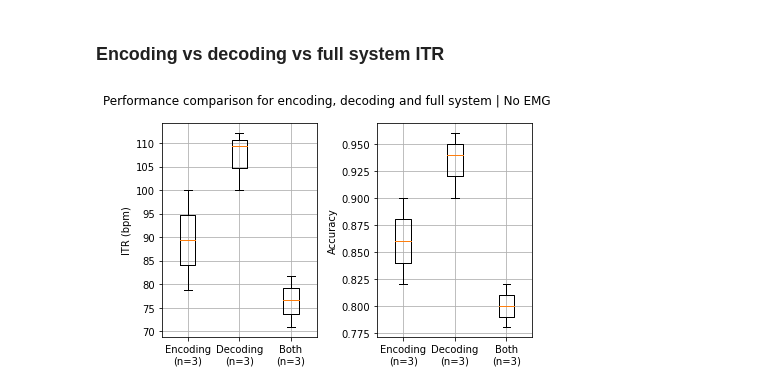
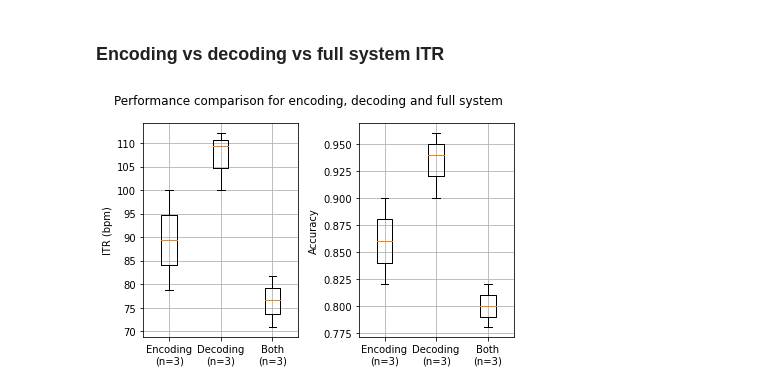
Before and after one commit to scidex/imu-vibration-itr-maximization, a Jupyter notebook: System Analysis - continued.ipynb, the cells around one changed output. Drawn from its saved outputs; the diff is of its cells as text; code cells hidden in the pictures.

Commit message:
system analysis 2nd file

```diff
--- a/System Analysis - continued.ipynb
+++ b/System Analysis - continued.ipynb
@@ -167,32 +167,32 @@ all_trials['new_accuracy_decoding'] = all_trials.apply(lambda x: calc_accuracy(c
 
 # Calculate the ITR and accuracy for all encoding trials.
 all_trials['new_itr_full_system'] = all_trials.apply(lambda x: calc_itr(conv2arr(x['reference']), conv2arr(x['decoding corrected']), x['time (s)']), axis=1)
 all_trials['new_accuracy_full_system'] = all_trials.apply(lambda x: calc_accuracy(conv2arr(x['reference']), conv2arr(x['decoding corrected'])), axis=1)
 
 # Make boxplots for comparison.
 fig, (ax1, ax2) = plt.subplots(1, 2)
 
 data_itr = [all_trials['new_itr_encoding'], all_trials['new_itr_decoding'], all_trials['new_itr_full_system']]
 data_accuracy = [all_trials['new_accuracy_encoding'], all_trials['new_accuracy_decoding'], all_trials['new_accuracy_full_system']]
 
 boxplot = ax1.boxplot(data_itr)
 ax1.set_title('')
 ax1.set_ylabel('ITR (bpm)')
 ax1.set_xticklabels(['Encoding\n(n=3)', 'Decoding\n(n=3)', 'Both\n(n=3)'])
 ax1.set_yticks([70, 75, 80, 85, 90, 95, 100, 105, 110])
 ax1.yaxis.grid()
 ax1.xaxis.grid()
 
 
 boxplot = ax2.boxplot(data_accuracy)
 ax2.set_title('')
 ax2.set_ylabel('Accuracy')
 ax2.set_xticklabels(['Encoding\n(n=3)', 'Decoding\n(n=3)', 'Both\n(n=3)'])
 ax2.yaxis.grid()
 ax2.xaxis.grid()
 
-fig.suptitle('Performance comparison for encoding, decoding and full system | No EMG')
+fig.suptitle('Performance comparison for encoding, decoding and full system')
 fig.tight_layout()
 plt.savefig('encoding_decoding_full.png')
 # %% [output]
-[figure, old version]
+[figure, new version]
```
